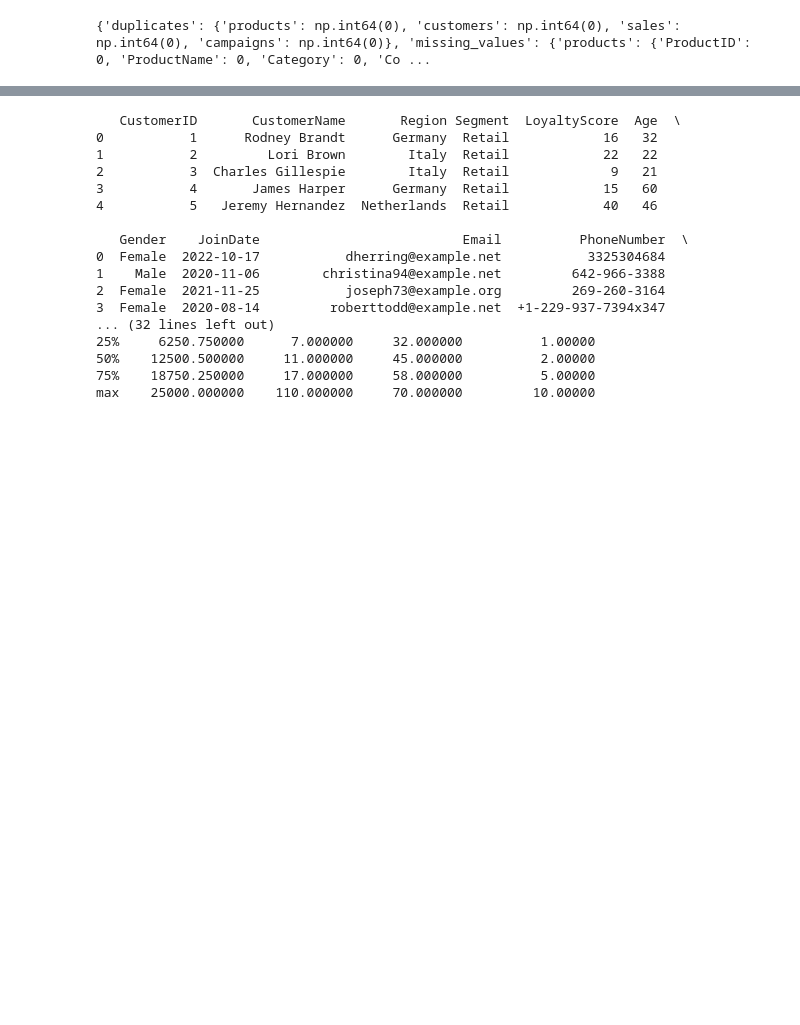
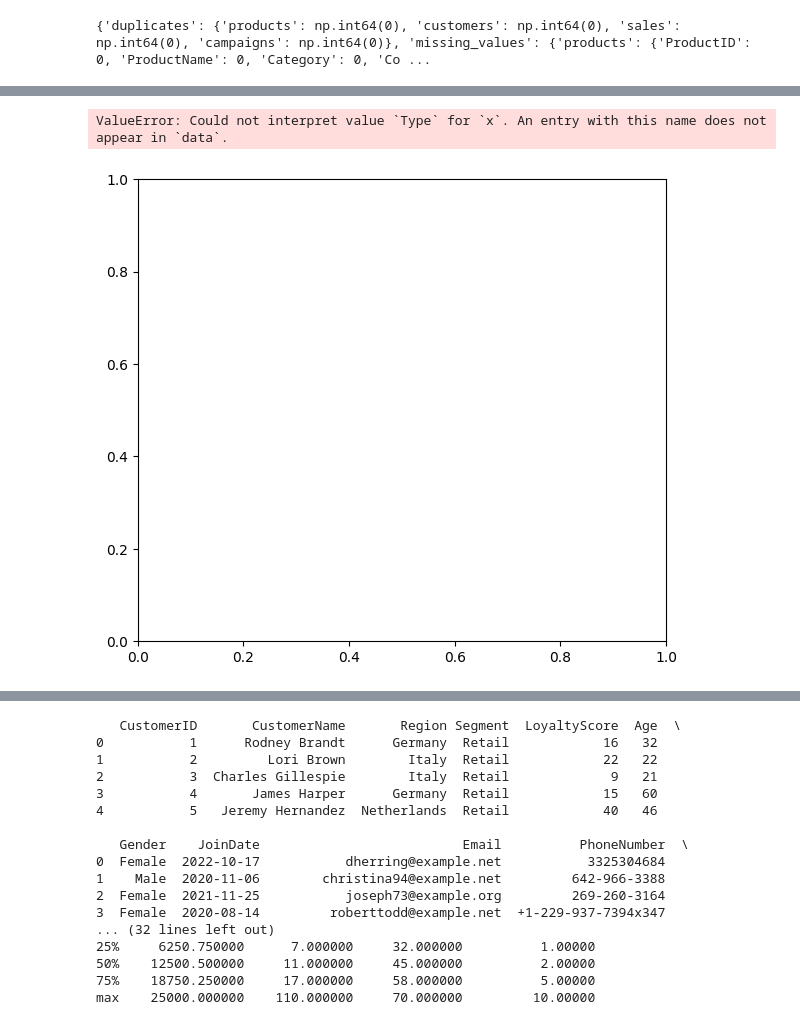
Before and after one commit to Katharina-github/SalesDataAnalysis, a Jupyter notebook: generate_synthetic_sales_dataset.ipynb, the cells around one changed output, grey strips where cells are left out. Saved outputs shown, nothing was run; the diff lists cells and outputs as text; code cells hidden in the pictures; blank space fills up the shorter version.

```diff
--- a/generate_synthetic_sales_dataset.ipynb
+++ b/generate_synthetic_sales_dataset.ipynb
@@ -780,3 +964,44 @@ plt.show()
+# %%
+def plot_growth_adjusted_results(roi_df):
+    plt.figure(figsize=(18, 6))
+
+    # Plot 1: ROI by Campaign Type
+    plt.subplot(1, 3, 1)
+    sns.boxplot(x='Type', y='ROI_Percent', data=roi_df, order=['branding', 'performance', 'promotion'])
+    plt.title('ROI by Campaign Type')
+    plt.axhline(0, color='red', linestyle='--')
+    plt.ylabel('ROI (%)')
+
+    # Plot 2: ROI by Season
+    plt.subplot(1, 3, 2)
+    sns.boxplot(x='Season', y='ROI_Percent', data=roi_df, order=['winter', 'standard', 'summer'])
+    plt.title('ROI by Season')
+    plt.axhline(0, color='red', linestyle='--')
+
+    # Plot 3: Budget vs Uplift
+    plt.subplot(1, 3, 3)
+    sns.scatterplot(
+        x='Budget',
+        y='UpliftPercent',
+        hue='Type',
+        size='Impact',
+        sizes=(20, 200),
+        data=roi_df,
+        alpha=0.7
+    )
+    plt.title('Budget vs Revenue Uplift by Campaign Type')
+    plt.axhline(0, color='red', linestyle='--')
+    plt.ylabel('Revenue Uplift (%)')
+    plt.legend(bbox_to_anchor=(1.05, 1), loc='upper left')
+
+    plt.tight_layout()
+    plt.show()
+
+# Generate the plot
+plot_growth_adjusted_results(roi_results)
+# %% [output]
+ValueError: Could not interpret value `Type` for `x`. An entry with this name does not appear in `data`.
+[figure, added]
 # %%
 # Campaine ROI
 # Step 1: Campaign Period
```
Also changed, not shown: parts of 16 cells of this notebook.
